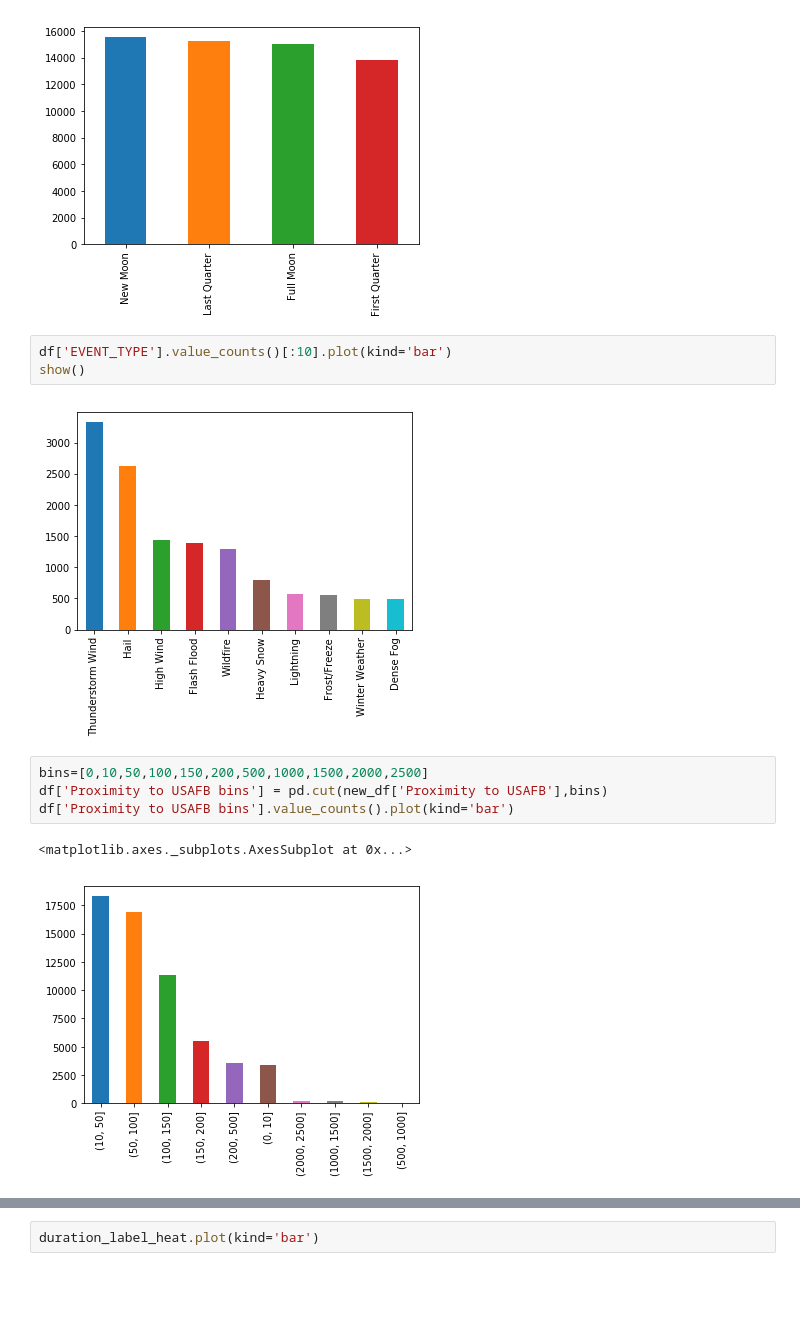
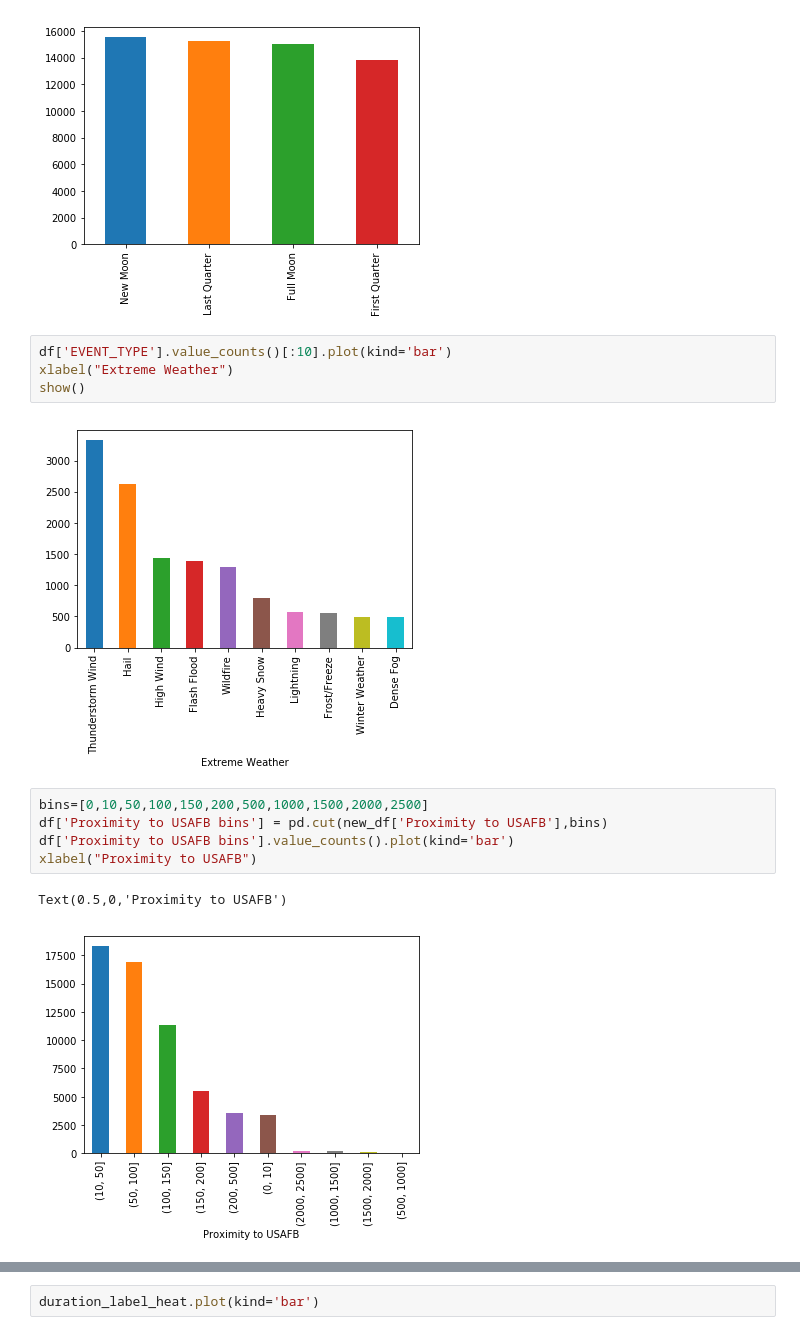
Before and after one commit to Preetikasri/UFO-Sightings-Analysis, a Jupyter notebook: notebook/Random Forest.ipynb, the cells around one changed output, grey strips where cells are left out. Saved outputs shown, nothing was run; the diff lists cells and outputs as text; blank space fills up the shorter version.

```diff
--- a/notebook/Random Forest.ipynb
+++ b/notebook/Random Forest.ipynb
@@ -57,16 +60,18 @@ new_df['phase'].value_counts().plot(kind='bar')
 [figure]
 # %%
 df['EVENT_TYPE'].value_counts()[:10].plot(kind='bar')
+xlabel("Extreme Weather")
 show()
 # %% [output]
-[figure, old version]
+[figure, new version]
 # %%
 bins=[0,10,50,100,150,200,500,1000,1500,2000,2500]
 df['Proximity to USAFB bins'] = pd.cut(new_df['Proximity to USAFB'],bins)
 df['Proximity to USAFB bins'].value_counts().plot(kind='bar')
+xlabel("Proximity to USAFB")
 # %% [output]
-<matplotlib.axes._subplots.AxesSubplot at 0x...>
+Text(0.5,0,'Proximity to USAFB')
-[figure, old version]
+[figure, new version]
 # %%
 bins=[0,60,600,1800,3600]
 df['duration (seconds) bins'] = pd.cut(df['duration (seconds)'],bins)
```
Also changed, not shown: parts of 5 cells of this notebook, 1 other file.
